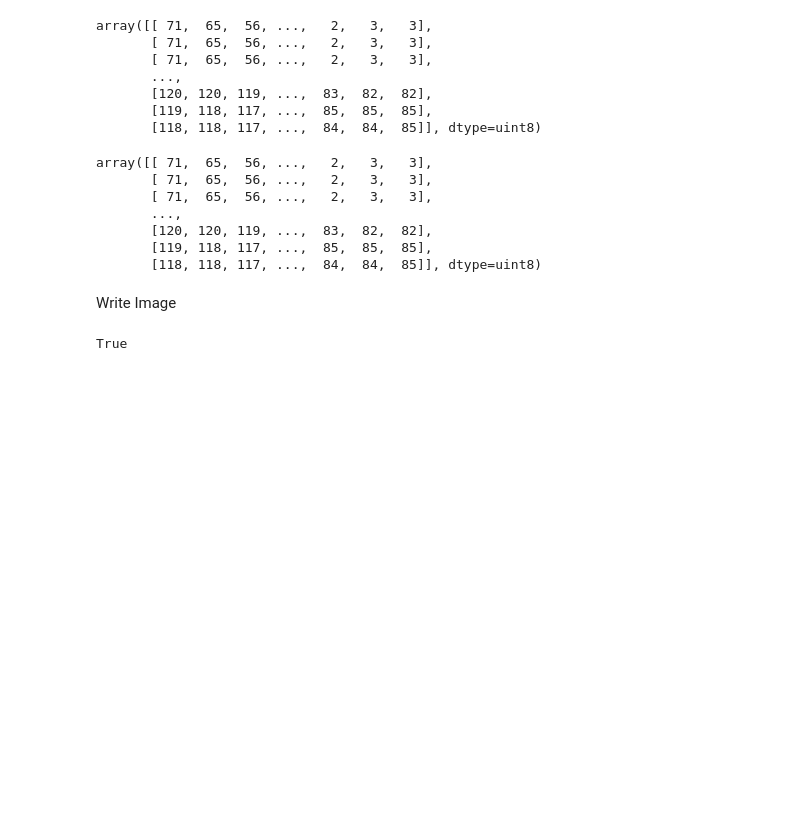
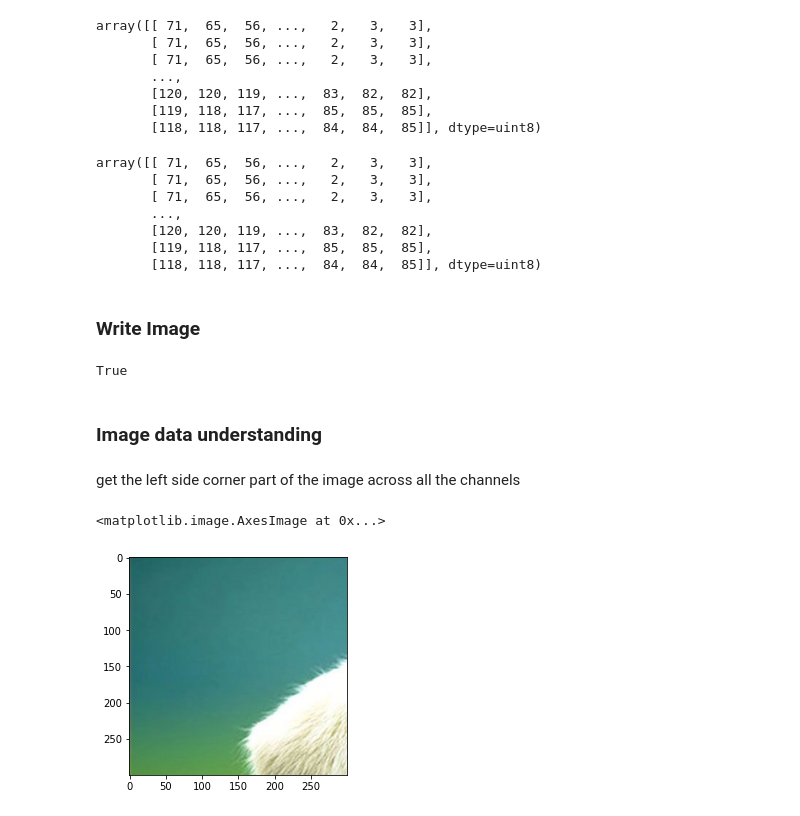
Before and after one commit to lokeshkumarn/OpenCV, a Jupyter notebook: OpenCV_Basics.ipynb, the cells around one changed output. Cells and saved outputs as stored; diff of their text form; code cells hidden in the pictures; blank space fills up the shorter version.

```diff
--- a/OpenCV_Basics.ipynb
+++ b/OpenCV_Basics.ipynb
@@ -97,9 +97,19 @@ array([[ 71,  65,  56, ...,   2,   3,   3],
        [120, 120, 119, ...,  83,  82,  82],
        [119, 118, 117, ...,  85,  85,  85],
        [118, 118, 117, ...,  84,  84,  85]], dtype=uint8)
-# %% [markdown]
-Write Image
+# %% [markdown]
+### Write Image
 # %%
 cv2.imwrite("/content/drive/MyDrive/Data/new_dog_image.jpg", dog_image)
 # %% [output]
 True
+# %% [markdown]
+### Image data understanding
+# %% [markdown]
+get the left side corner part of the image across all the channels
+# %%
+left_corner = dog_image[0:300, 0: 300, :]
+plt.imshow(bgr_to_rgb(left_corner))
+# %% [output]
+<matplotlib.image.AxesImage at 0x...>
+[figure, added]
```
Also changed, not shown: parts of 3 cells of this notebook.
